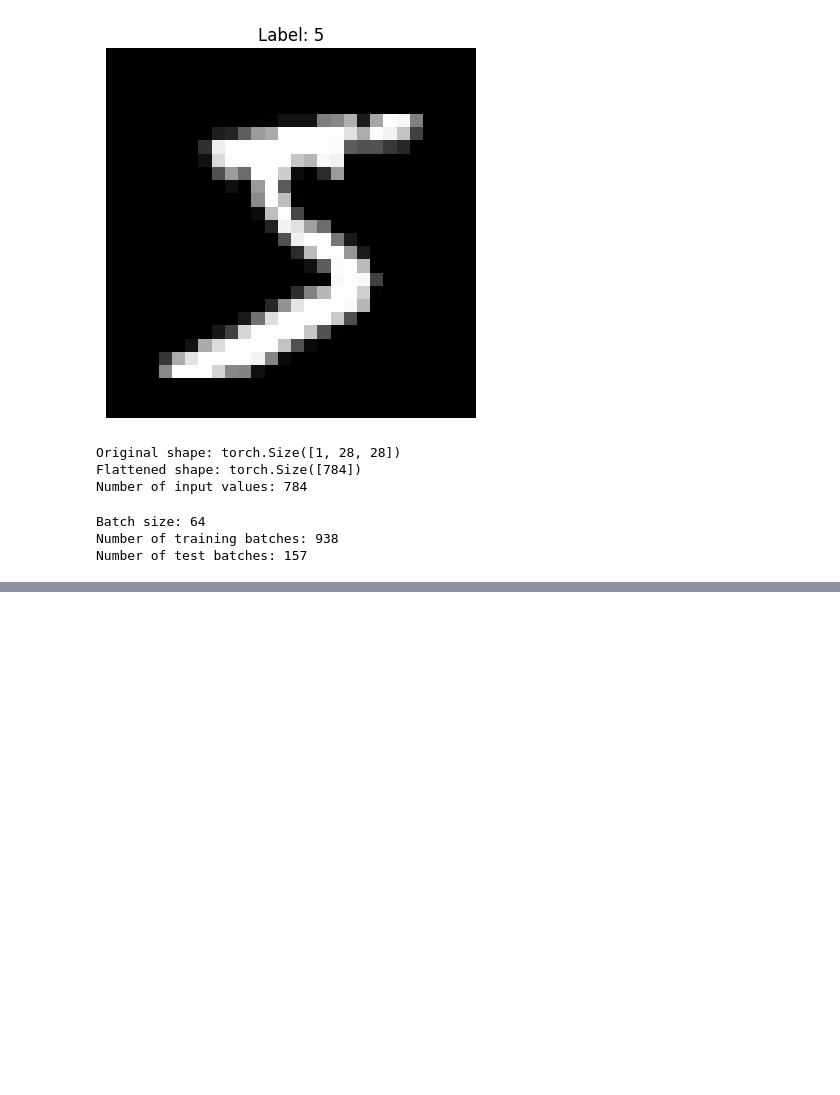
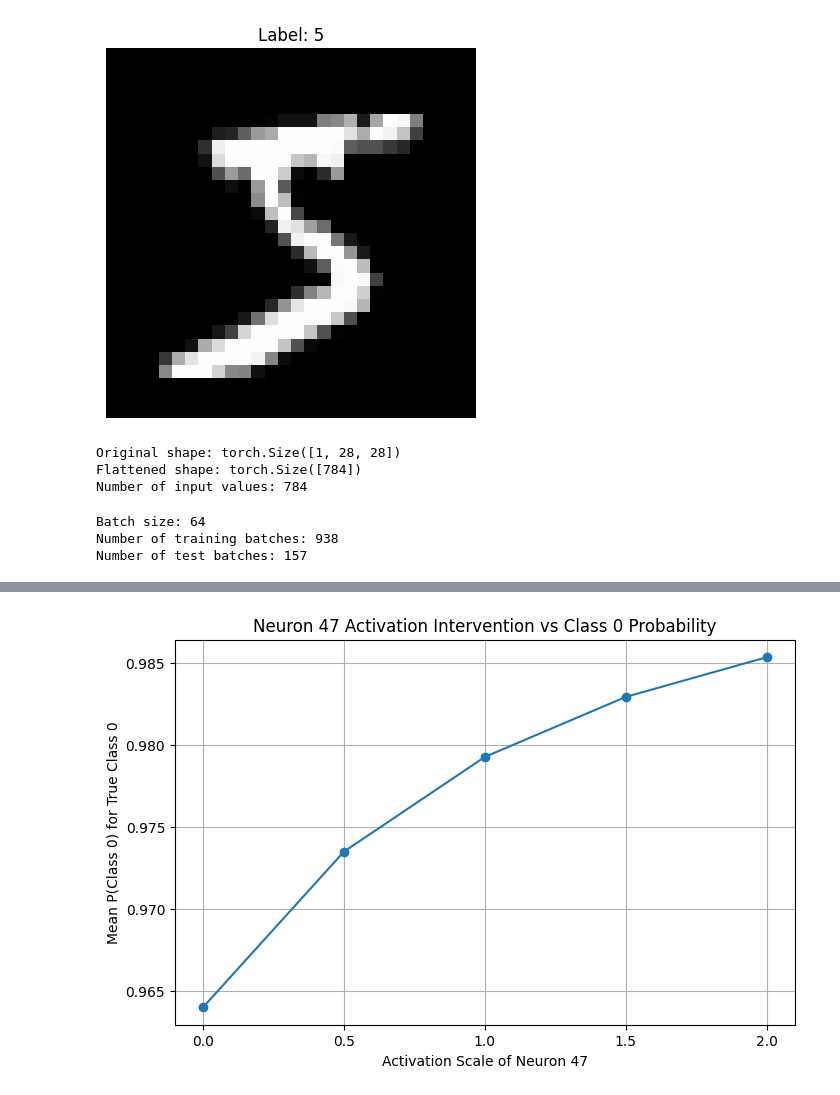
Before and after one commit to zeosapka/glass-box-ai-research, a Jupyter notebook: 01_baseline_model.ipynb, the cells around one changed output, grey strips where cells are left out. Saved outputs shown, nothing was run; the diff lists cells and outputs as text; code cells hidden in the pictures; blank space fills up the shorter version.

```diff
--- a/01_baseline_model.ipynb
+++ b/01_baseline_model.ipynb
@@ -157,0 +1512,56 @@ Number of test batches: 157
+# %%
+# ============================================================
+# BLOK 25 — ACTIVATION INTERVENTION GRAFİĞİ
+# Amaç: Activation scale (aktivasyon ölçeği) ile
+#       Class 0 output probability (çıktı olasılığı)
+#       arasındaki ilişkiyi görselleştirmek.
+# ============================================================
+
+import matplotlib.pyplot as plt
+
+# Önceden kaydettiğimiz intervention sonuçlarından
+# scale değerlerini çıkarıyoruz.
+scales = [
+    result["scale"]
+    for result in intervention_results
+]
+
+# Gerçek Class 0 örneklerindeki ortalama Class 0
+# probability değerlerini çıkarıyoruz.
+true_class_0_probabilities = [
+    result["mean_true_class_0_probability"]
+    for result in intervention_results
+]
+
+# Grafik alanını oluşturuyoruz.
+plt.figure(figsize=(8, 5))
+
+# Intervention level (müdahale seviyesi) ile
+# output probability (çıktı olasılığı) arasındaki ilişkiyi çiziyoruz.
+plt.plot(
+    scales,
+    true_class_0_probabilities,
+    marker="o"
+)
+
+# X eksenini isimlendiriyoruz.
+plt.xlabel("Activation Scale of Neuron 47")
+
+# Y eksenini isimlendiriyoruz.
+plt.ylabel("Mean P(Class 0) for True Class 0")
+
+# Grafiğin başlığını belirliyoruz.
+plt.title(
+    "Neuron 47 Activation Intervention vs Class 0 Probability"
+)
+
+# Scale değerlerinin tamamını X ekseninde gösteriyoruz.
+plt.xticks(scales)
+
+# Grafiği daha okunabilir hale getiriyoruz.
+plt.grid(True)
+
+# Grafiği gösteriyoruz.
+plt.show()
+# %% [output]
+[figure, added]
```
Also changed, not shown: parts of 61 cells of this notebook.
